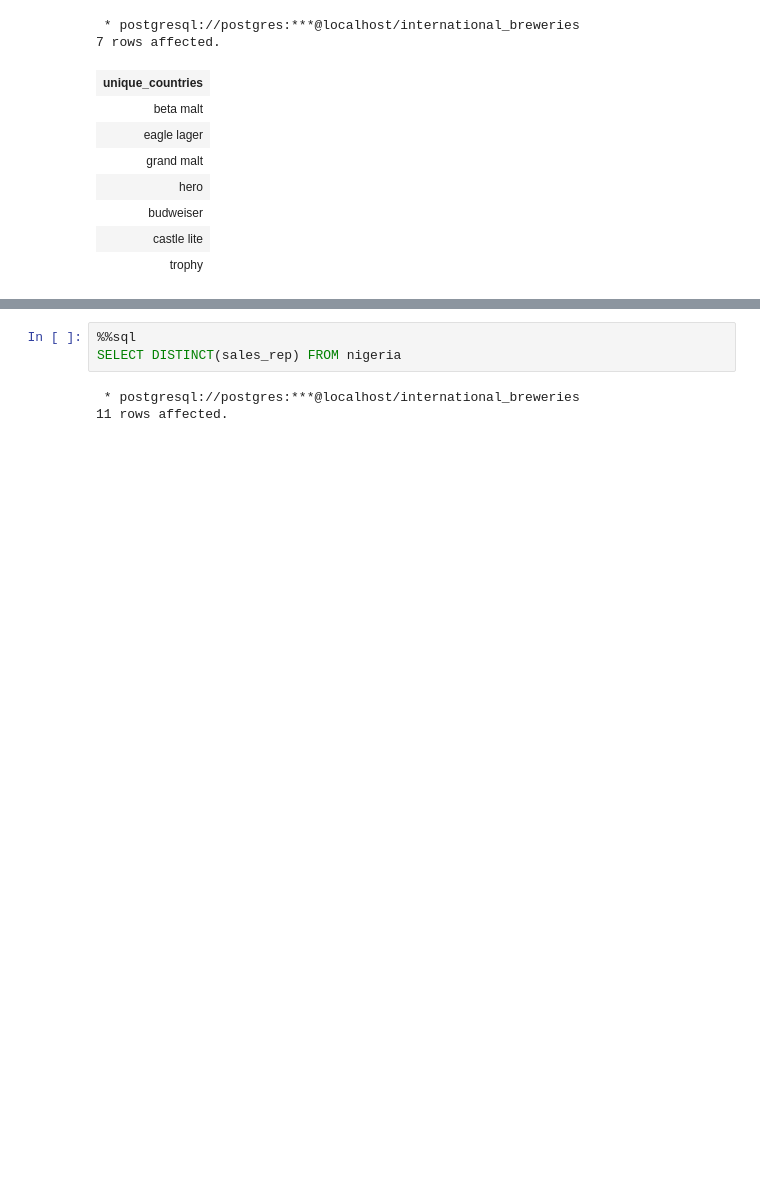
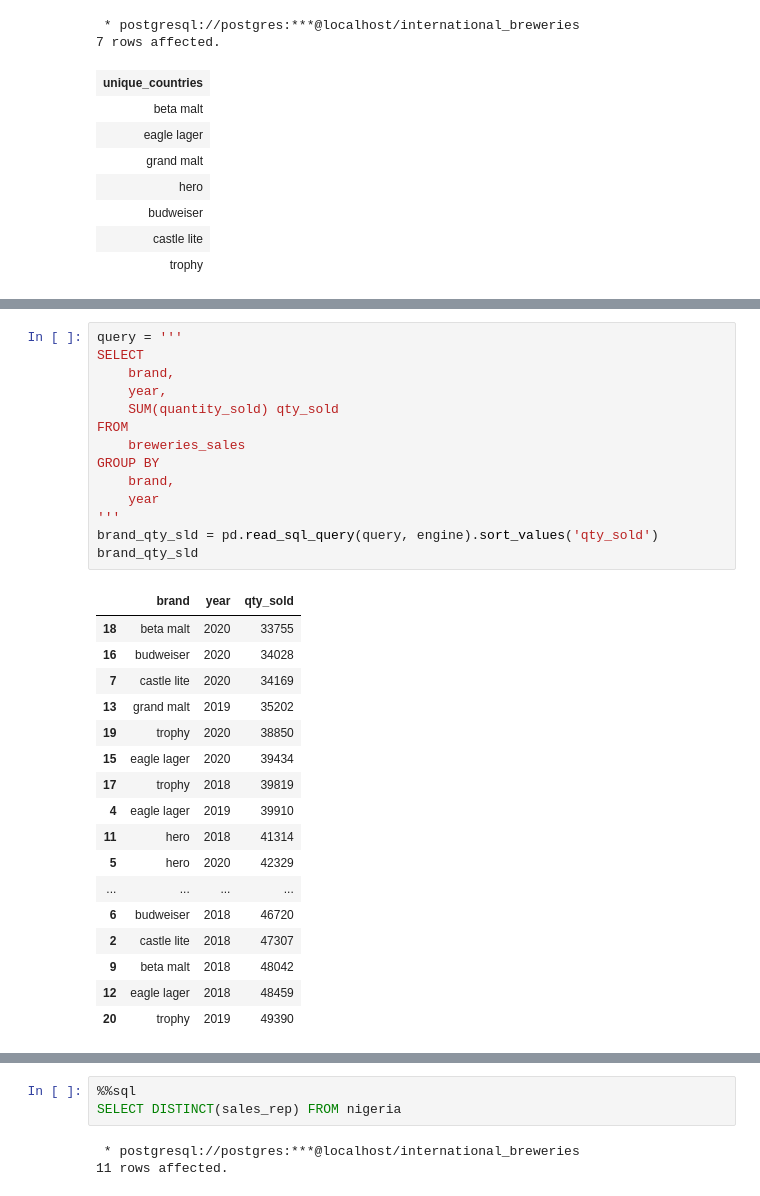
Before and after one commit to TelRich/International-Breweries-Analysis-with-SQL-and-Python, a Jupyter notebook: brew.ipynb, the cells around one changed output, grey strips where cells are left out. Cells and saved outputs as stored; diff of their text form; blank space fills up the shorter version.

```diff
--- a/brew.ipynb
+++ b/brew.ipynb
@@ -130,0 +225,32 @@ import plotly.offline as po
+# %%
+query = '''
+SELECT
+    brand,
+    year,
+    SUM(quantity_sold) qty_sold
+FROM
+    breweries_sales
+GROUP BY
+    brand,
+    year
+'''
+brand_qty_sld = pd.read_sql_query(query, engine).sort_values('qty_sold')
+brand_qty_sld
+# %% [output]
+|  | brand | year | qty_sold |
+| 18 | beta malt | 2020 | 33755 |
+| 16 | budweiser | 2020 | 34028 |
+| 7 | castle lite | 2020 | 34169 |
+| 13 | grand malt | 2019 | 35202 |
+| 19 | trophy | 2020 | 38850 |
+| 15 | eagle lager | 2020 | 39434 |
+| 17 | trophy | 2018 | 39819 |
+| 4 | eagle lager | 2019 | 39910 |
+| 11 | hero | 2018 | 41314 |
+| 5 | hero | 2020 | 42329 |
+| ... | ... | ... | ... |
+| 6 | budweiser | 2018 | 46720 |
+| 2 | castle lite | 2018 | 47307 |
+| 9 | beta malt | 2018 | 48042 |
+| 12 | eagle lager | 2018 | 48459 |
+| 20 | trophy | 2019 | 49390 |
```
Also changed, not shown: parts of 18 cells of this notebook.
